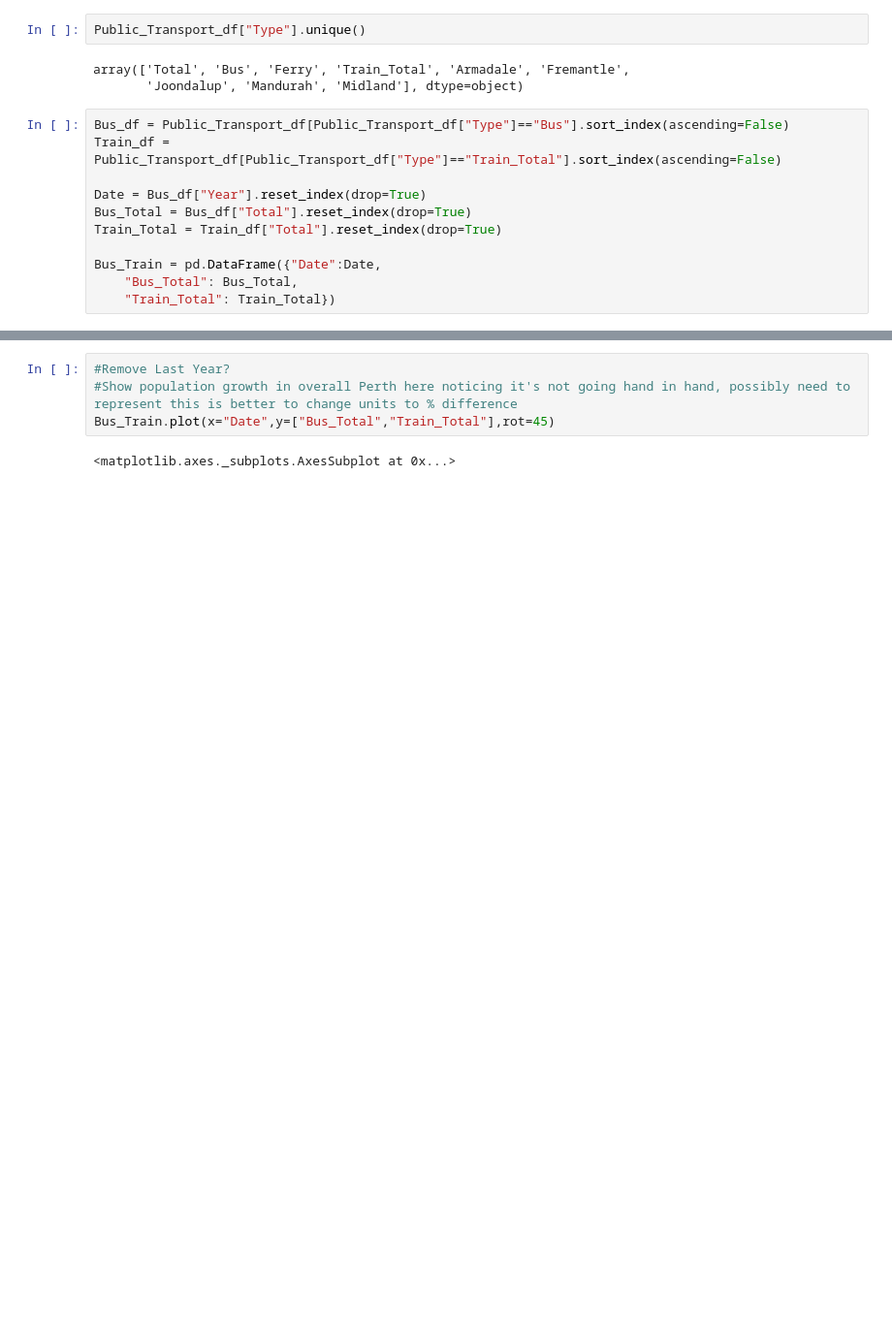
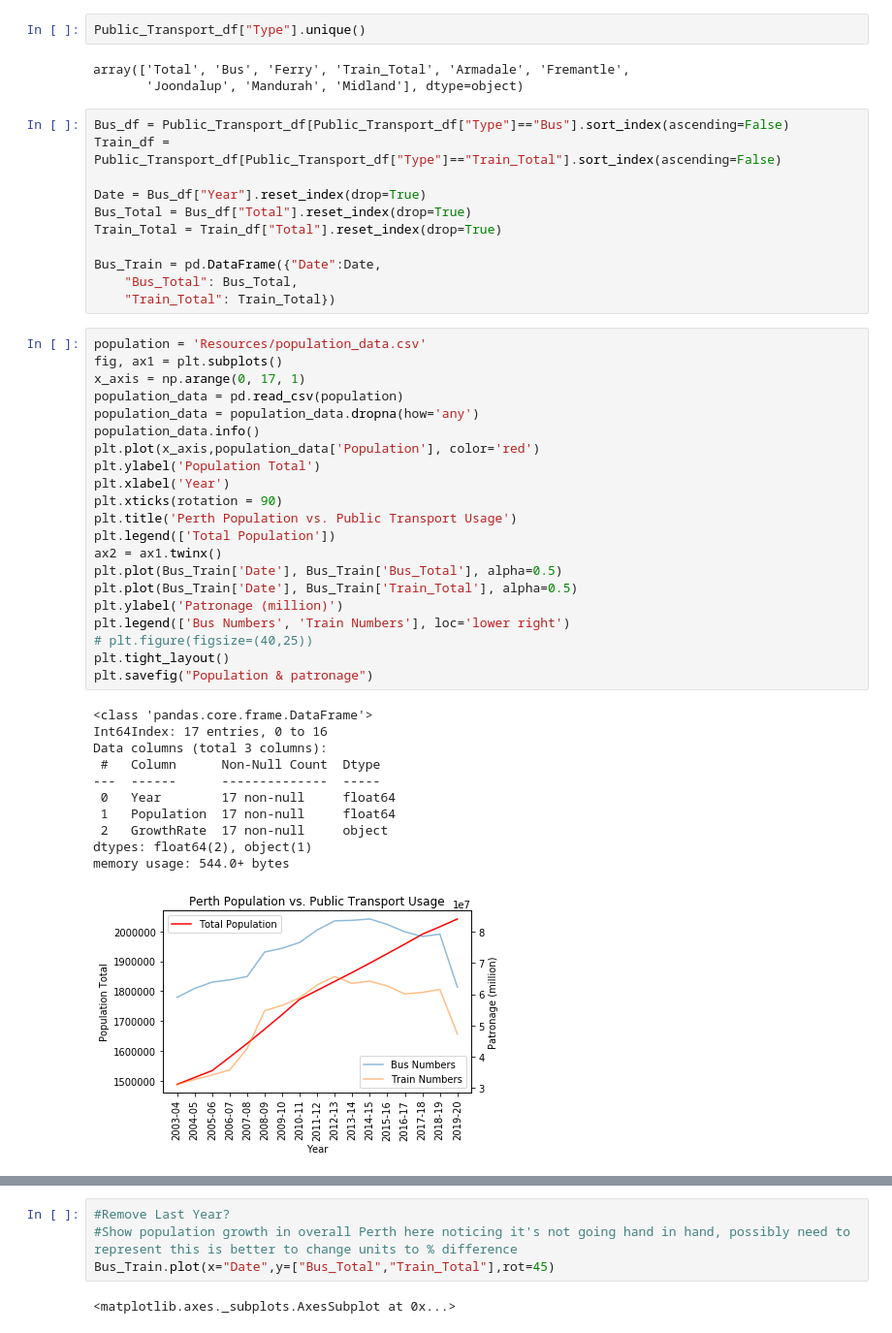
Before and after one commit to thawk18/Pytrio, a Jupyter notebook: public_transport.ipynb, the cells around one changed output, grey strips where cells are left out. Shown at 97% size. Drawn from its saved outputs; the diff is of its cells as text; blank space fills up the shorter version.

Commit message:
population graph

```diff
--- a/public_transport.ipynb
+++ b/public_transport.ipynb
@@ -28,3 +28,36 @@ Train_Total = Train_df["Total"].reset_index(drop=True)
 Bus_Train = pd.DataFrame({"Date":Date,
     "Bus_Total": Bus_Total,
     "Train_Total": Train_Total})
+# %%
+population = 'Resources/population_data.csv'
+fig, ax1 = plt.subplots()
+x_axis = np.arange(0, 17, 1)
+population_data = pd.read_csv(population)
+population_data = population_data.dropna(how='any')
+population_data.info()
+plt.plot(x_axis,population_data['Population'], color='red')
+plt.ylabel('Population Total')
+plt.xlabel('Year')
+plt.xticks(rotation = 90)
+plt.title('Perth Population vs. Public Transport Usage')
+plt.legend(['Total Population'])
+ax2 = ax1.twinx()
+plt.plot(Bus_Train['Date'], Bus_Train['Bus_Total'], alpha=0.5)
+plt.plot(Bus_Train['Date'], Bus_Train['Train_Total'], alpha=0.5)
+plt.ylabel('Patronage (million)')
+plt.legend(['Bus Numbers', 'Train Numbers'], loc='lower right')
+# plt.figure(figsize=(40,25))
+plt.tight_layout()
+plt.savefig("Population & patronage")
+# %% [output]
+<class 'pandas.core.frame.DataFrame'>
+Int64Index: 17 entries, 0 to 16
+Data columns (total 3 columns):
+ #   Column      Non-Null Count  Dtype
+---  ------      --------------  -----
+ 0   Year        17 non-null     float64
+ 1   Population  17 non-null     float64
+ 2   GrowthRate  17 non-null     object
+dtypes: float64(2), object(1)
+memory usage: 544.0+ bytes
+[figure, added]
```
Also changed, not shown: parts of 1 cell of this notebook.
